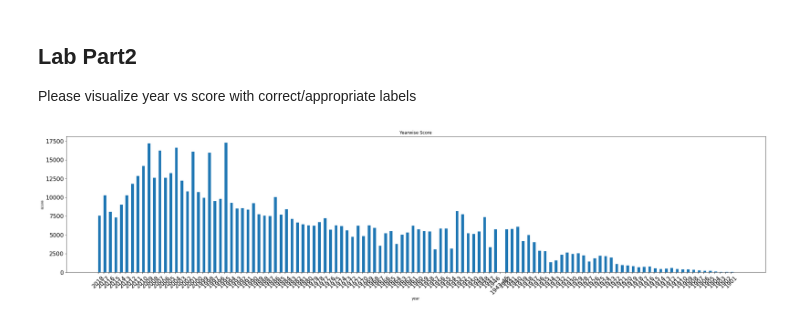
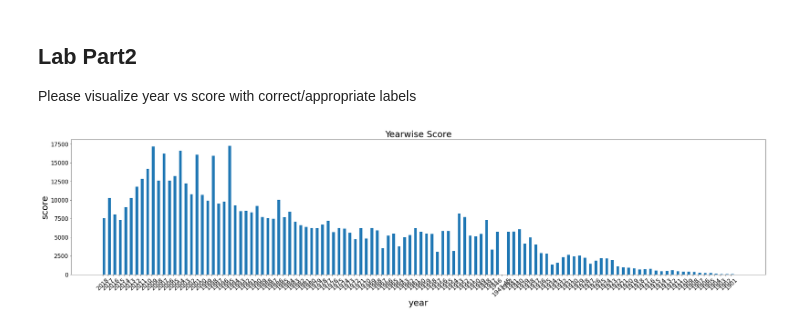
Before and after one commit to hemanthdoddala/Data601, a Jupyter notebook: week02/lab2.ipynb, the cells around one changed output. Cells and saved outputs as stored; diff of their text form; code cells hidden in the pictures.

Commit message:
Data601:  -Modified fontsize for xlabel, ylabel, title in score vs year plot

```diff
--- a/week02/lab2.ipynb
+++ b/week02/lab2.ipynb
@@ -60,11 +60,11 @@ score = bowling_data['total']
 # %%
 plt.figure(figsize=(35, 7))
 plt.bar(year, score, align='edge', width=0.5)
-plt.title("Yearwise Score")
-plt.xlabel("year")
-plt.ylabel("score")
+plt.title("Yearwise Score", fontsize=25)
+plt.xlabel("year", fontsize=25)
+plt.ylabel("score", fontsize=25)
 plt.xticks(rotation = 45, fontsize=16)
 plt.yticks(fontsize=16)
 plt.show()
 # %% [output]
-[figure, old version]
+[figure, new version]
```
